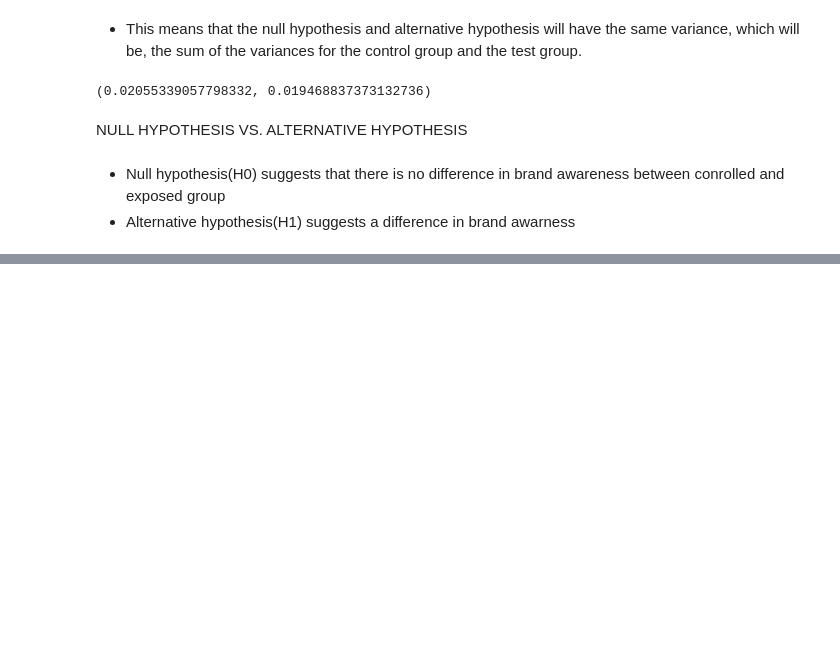
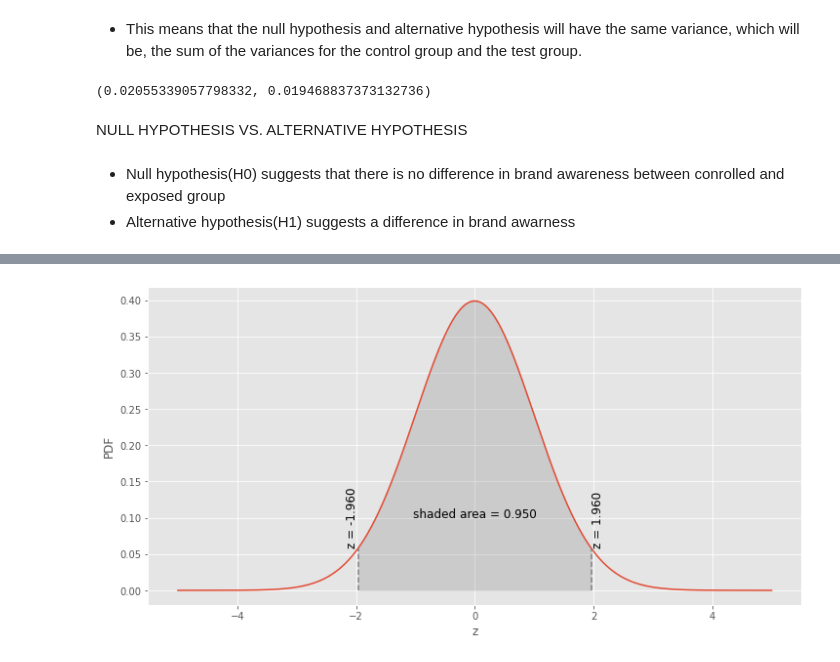
Before and after one commit to sel6/abtest-mlops, a Jupyter notebook: notebooks/data_preparation_and_exploration.ipynb, the cells around one changed output, grey strips where cells are left out. Saved outputs shown, nothing was run; the diff lists cells and outputs as text; code cells hidden in the pictures; blank space fills up the shorter version.

```diff
--- a/notebooks/data_preparation_and_exploration.ipynb
+++ b/notebooks/data_preparation_and_exploration.ipynb
@@ -278,0 +287,4 @@ NameError: name 'C_total' is not defined
+# %%
+zplot(area=0.95)
+# %% [output]
+[figure, added]
```
Also changed, not shown: parts of 25 cells of this notebook.
